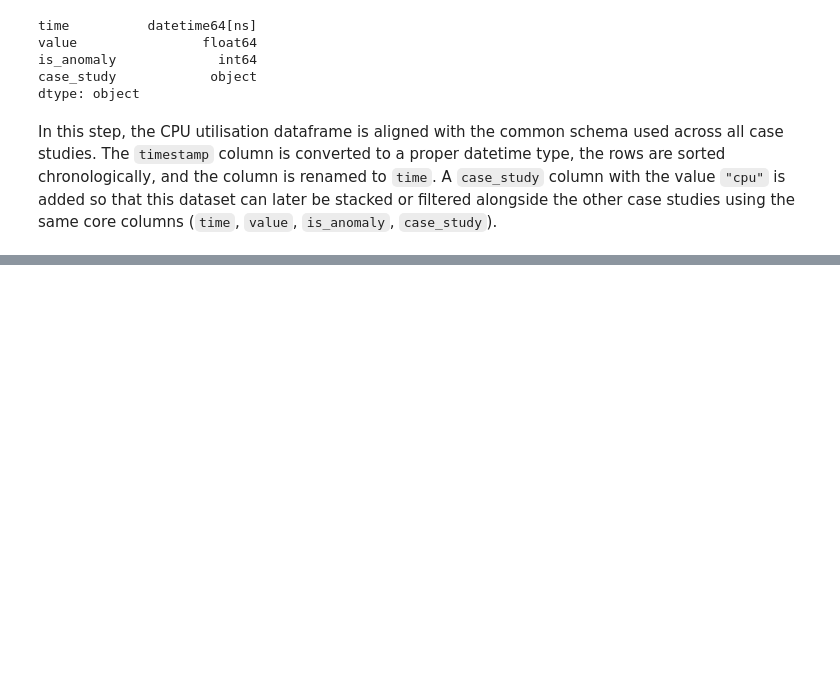
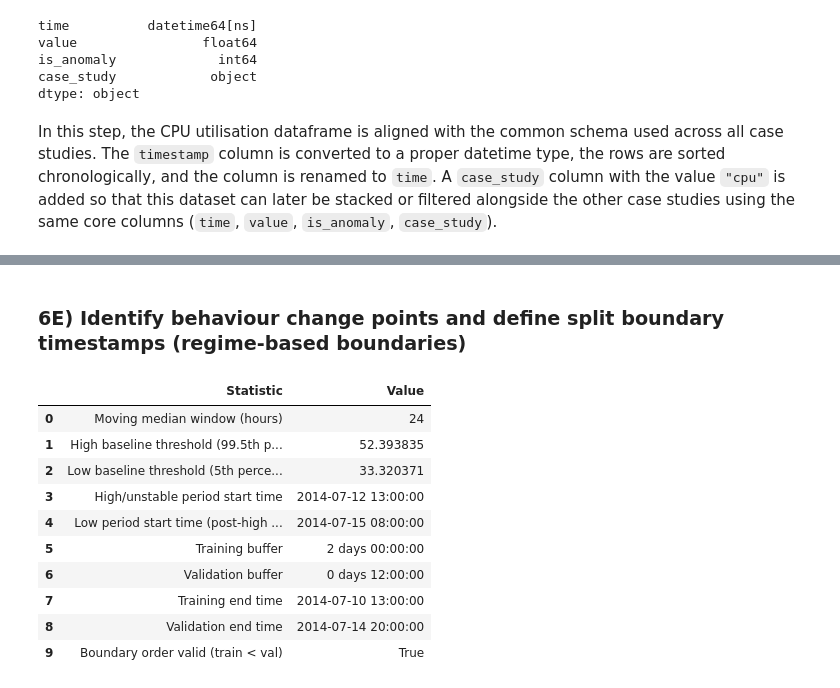
Before and after one commit to Nandipha996/Anomaly-Detection-Research, a Jupyter notebook: notebooks/02_preprocessing_cpu_utilisation.ipynb, the cells around one changed output, grey strips where cells are left out. Saved outputs shown, nothing was run; the diff lists cells and outputs as text; code cells hidden in the pictures; blank space fills up the shorter version.

```diff
--- a/notebooks/02_preprocessing_cpu_utilisation.ipynb
+++ b/notebooks/02_preprocessing_cpu_utilisation.ipynb
@@ -173,0 +467,66 @@ missing_values_df
+# %% [markdown]
+### 6E) Identify behaviour change points and define split boundary timestamps (regime-based boundaries)
+# %%
+# Operation makes use of the baseline thresholds from 6D and an hourly moving median to focus on sustained changes.
+
+# Moving median settings (hourly series)
+smoothing_window_hours = 24
+min_hours_required = 12    # prevents unstable values at the beginning of the series
+
+# Calculate 24-hour moving median on the hourly series
+hourly_mean["moving_median_24h"] = (
+    hourly_mean["value"]
+    .rolling(window=smoothing_window_hours, min_periods=min_hours_required)
+    .median()
+)
+
+# Detect the start of sustained high/unstable period in dataset
+high_regime_start_time = hourly_mean.loc[
+    hourly_mean["moving_median_24h"] > high_baseline_threshold, "time"
+].min()
+
+# Detect the start of sustained low period in dataset (search only after the high period begins)
+low_regime_start_time = hourly_mean.loc[
+    (hourly_mean["time"] >= high_regime_start_time) &
+    (hourly_mean["moving_median_24h"] < low_baseline_threshold),
+    "time"
+].min()
+
+# Buffers tied to smoothing window (research-aligned rule)
+train_buffer = pd.Timedelta(hours=smoothing_window_hours * 2)      # 48 hours (24h * 2)
+validation_buffer = pd.Timedelta(hours=smoothing_window_hours / 2) # 12 hours (0.5 * 24h)
+
+# --- Split boundary timestamps ---
+training_end_time = high_regime_start_time - train_buffer
+validation_end_time = low_regime_start_time - validation_buffer
+
+# --- Examiner-friendly summary table ---
+split_boundary_summary = pd.DataFrame(
+    [
+        ("Moving median window (hours)", smoothing_window_hours),
+        ("High baseline threshold (99.5th percentile)", high_baseline_threshold),
+        ("Low baseline threshold (5th percentile)", low_baseline_threshold),
+        ("High/unstable period start time", high_regime_start_time),
+        ("Low period start time (post-high search)", low_regime_start_time),
+        ("Training buffer", train_buffer),
+        ("Validation buffer", validation_buffer),
+        ("Training end time", training_end_time),
+        ("Validation end time", validation_end_time),
+        ("Boundary order valid (train < val)", training_end_time < validation_end_time),
+    ],
+    columns=["Statistic", "Value"],
+)
+
+split_boundary_summary
+# %% [output]
+|  | Statistic | Value |
+| 0 | Moving median window (hours) | 24 |
+| 1 | High baseline threshold (99.5th p... | 52.393835 |
+| 2 | Low baseline threshold (5th perce... | 33.320371 |
+| 3 | High/unstable period start time | 2014-07-12 13:00:00 |
+| 4 | Low period start time (post-high ... | 2014-07-15 08:00:00 |
+| 5 | Training buffer | 2 days 00:00:00 |
+| 6 | Validation buffer | 0 days 12:00:00 |
+| 7 | Training end time | 2014-07-10 13:00:00 |
+| 8 | Validation end time | 2014-07-14 20:00:00 |
+| 9 | Boundary order valid (train < val) | True |
```
Also changed, not shown: parts of 60 cells of this notebook.
